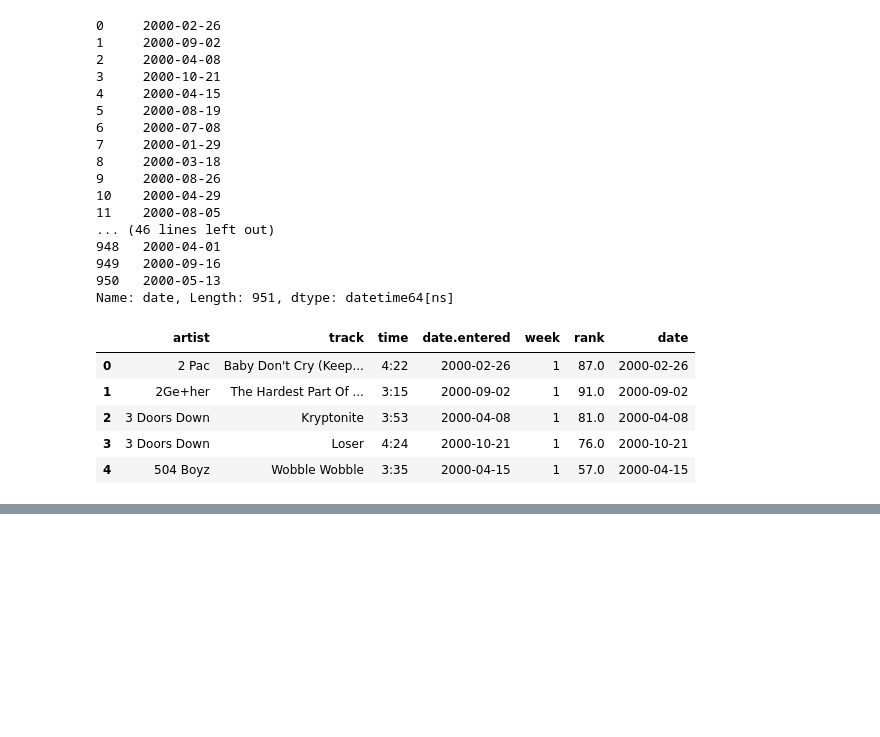
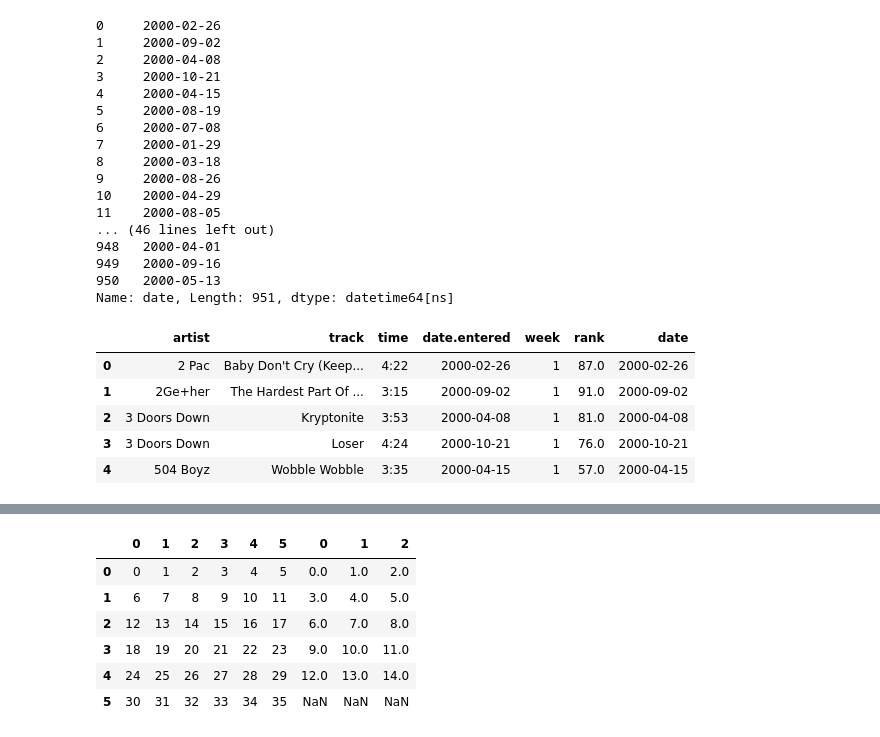
Before and after one commit to samy280497/datawrangling, a Jupyter notebook: Python data wrangling complete notebook.ipynb, the cells around one changed output, grey strips where cells are left out. Drawn from its saved outputs; the diff is of its cells as text; code cells hidden in the pictures; blank space fills up the shorter version.

```diff
--- a/Python data wrangling complete notebook.ipynb
+++ b/Python data wrangling complete notebook.ipynb
@@ -220,0 +247,11 @@ belt.head()
+# %%
+#Concatenation data
+pd.concat([DF_obj,DF_obj_2], axis=1)
+# %% [output]
+|  | 0 | 1 | 2 | 3 | 4 | 5 | 0 | 1 | 2 |
+| 0 | 0 | 1 | 2 | 3 | 4 | 5 | 0.0 | 1.0 | 2.0 |
+| 1 | 6 | 7 | 8 | 9 | 10 | 11 | 3.0 | 4.0 | 5.0 |
+| 2 | 12 | 13 | 14 | 15 | 16 | 17 | 6.0 | 7.0 | 8.0 |
+| 3 | 18 | 19 | 20 | 21 | 22 | 23 | 9.0 | 10.0 | 11.0 |
+| 4 | 24 | 25 | 26 | 27 | 28 | 29 | 12.0 | 13.0 | 14.0 |
+| 5 | 30 | 31 | 32 | 33 | 34 | 35 | NaN | NaN | NaN |
```
Also changed, not shown: parts of 12 cells of this notebook.
